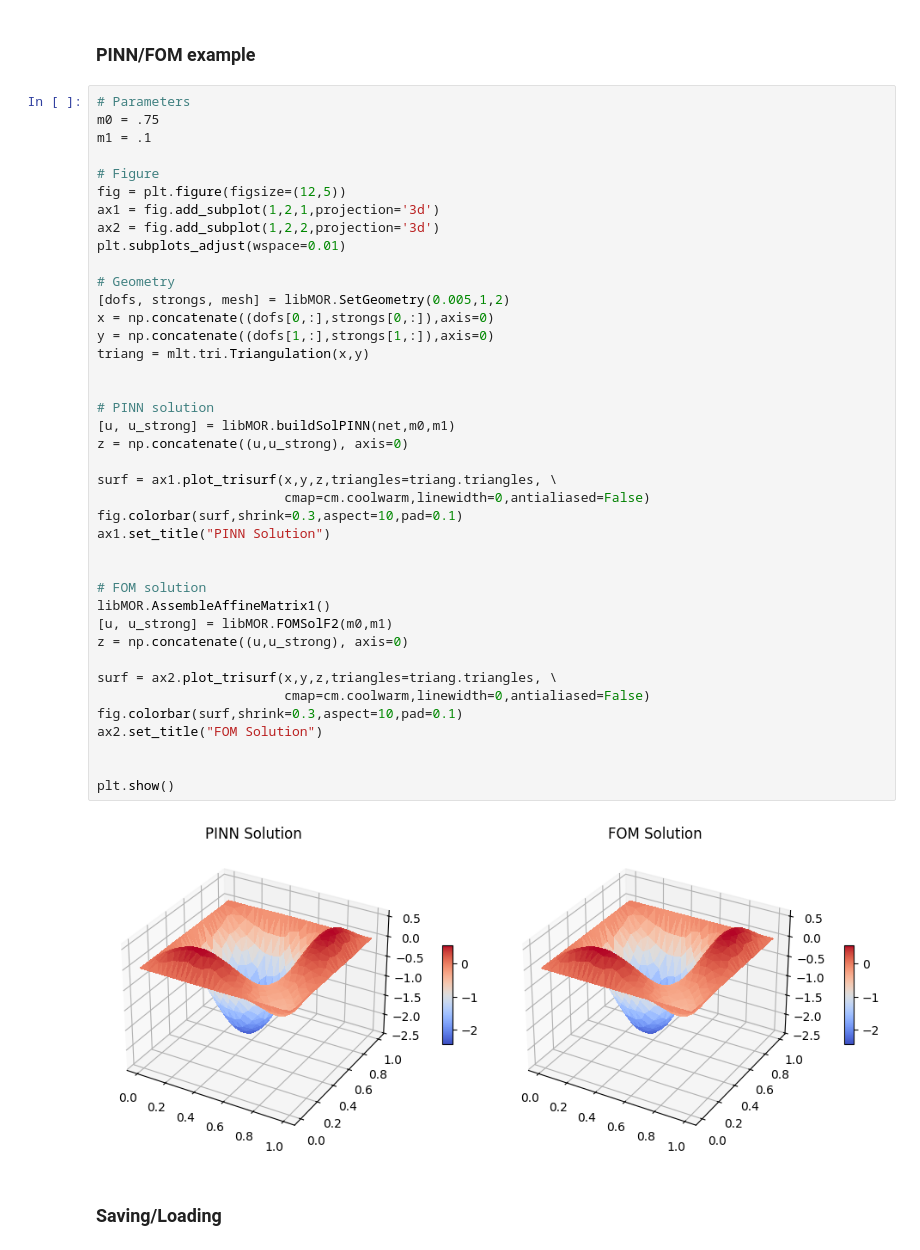
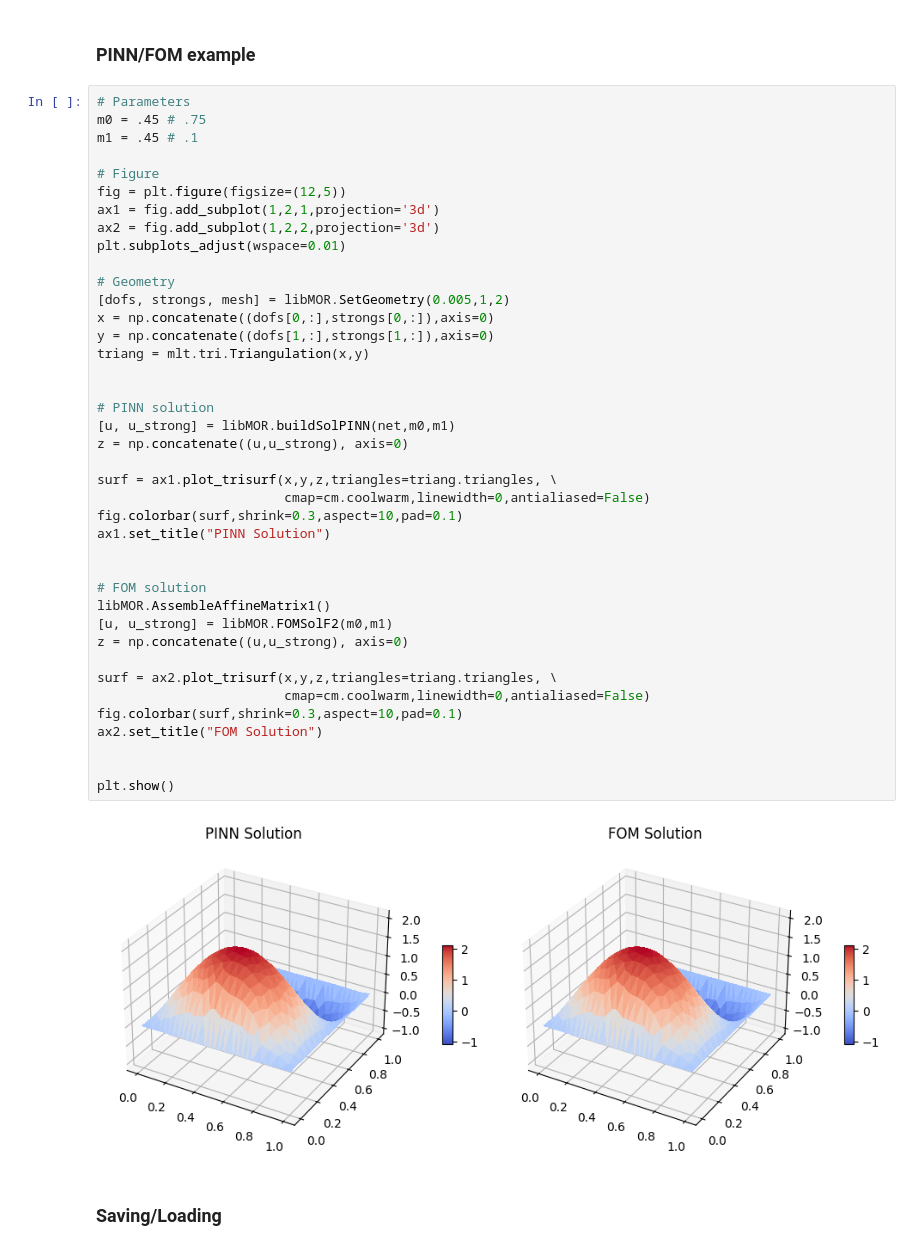
Before and after one commit to Svistaio/LOReduX, a Jupyter notebook: Code/Part_2.ipynb, the cells around one changed output. Cells and saved outputs as stored; diff of their text form.

```diff
--- a/Code/Part_2.ipynb
+++ b/Code/Part_2.ipynb
@@ -294,8 +294,8 @@ while loss.item() >= tol and e <= nEMax: # and optimiser.param_groups[0]['lr']>1
 ### PINN/FOM example
 # %%
 # Parameters
-m0 = .75
-m1 = .1
+m0 = .45 # .75
+m1 = .45 # .1
 
 # Figure
 fig = plt.figure(figsize=(12,5))
@@ -306,34 +306,34 @@ plt.subplots_adjust(wspace=0.01)
 # Geometry
 [dofs, strongs, mesh] = libMOR.SetGeometry(0.005,1,2)
 x = np.concatenate((dofs[0,:],strongs[0,:]),axis=0)
 y = np.concatenate((dofs[1,:],strongs[1,:]),axis=0)
 triang = mlt.tri.Triangulation(x,y)
 
 
 # PINN solution
 [u, u_strong] = libMOR.buildSolPINN(net,m0,m1)
 z = np.concatenate((u,u_strong), axis=0)
 
 surf = ax1.plot_trisurf(x,y,z,triangles=triang.triangles, \
                         cmap=cm.coolwarm,linewidth=0,antialiased=False)
 fig.colorbar(surf,shrink=0.3,aspect=10,pad=0.1)
 ax1.set_title("PINN Solution")
 
 
 # FOM solution
 libMOR.AssembleAffineMatrix1()
 [u, u_strong] = libMOR.FOMSolF2(m0,m1)
 z = np.concatenate((u,u_strong), axis=0)
 
 surf = ax2.plot_trisurf(x,y,z,triangles=triang.triangles, \
                         cmap=cm.coolwarm,linewidth=0,antialiased=False)
 fig.colorbar(surf,shrink=0.3,aspect=10,pad=0.1)
 ax2.set_title("FOM Solution")
 
 
 plt.show()
 # %% [output]
-[figure, old version]
+[figure, new version]
 # %% [markdown]
 ### Saving/Loading
 # %%
```
Also changed, not shown: parts of 5 cells of this notebook, 2 other files.
